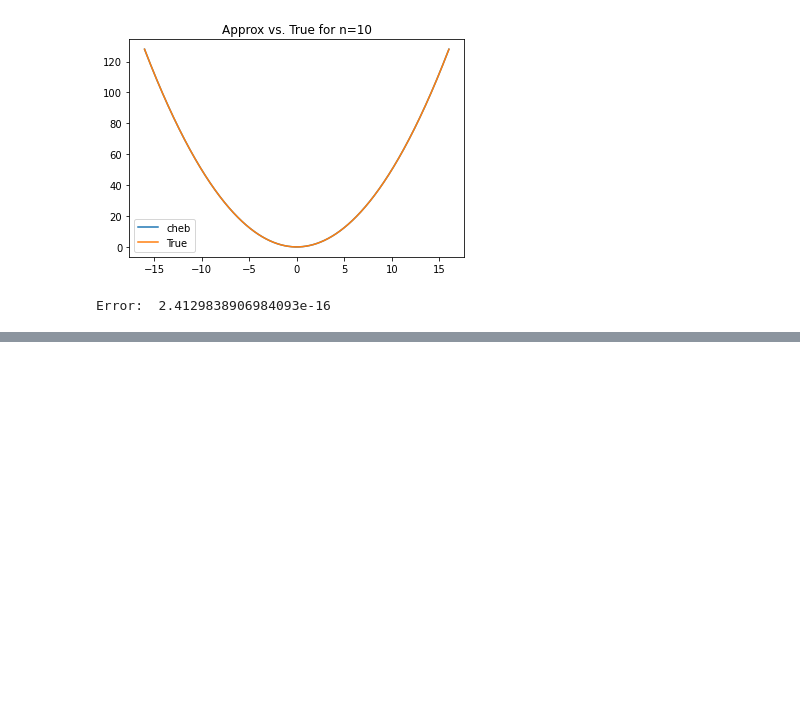
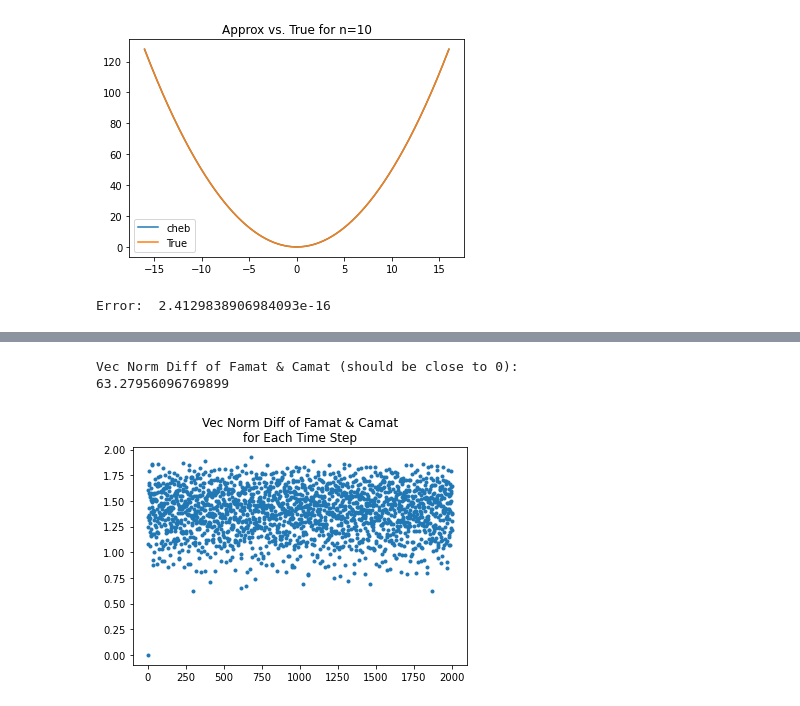
Before and after one commit to kbcollins/tdse, a Jupyter notebook: chebyshev/forward-tdse-cheb.ipynb, the cells around one changed output, grey strips where cells are left out. Saved outputs shown, nothing was run; the diff lists cells and outputs as text; code cells hidden in the pictures; blank space fills up the shorter version.

```diff
--- a/chebyshev/forward-tdse-cheb.ipynb
+++ b/chebyshev/forward-tdse-cheb.ipynb
@@ -368,0 +387,10 @@ print('Average Norm of Trajectory (should be close to 1):', psimatnormvec.sum()
+# %%
+print('Vec Norm Diff of Famat & Camat (should be close to 0):', nl.norm(Famat - Camat), sep='\n')
+
+plt.plot(nl.norm(Famat - Camat, axis=1), '.')
+plt.title('Vec Norm Diff of Famat & Camat\nfor Each Time Step')
+plt.show()
+# %% [output]
+Vec Norm Diff of Famat & Camat (should be close to 0):
+63.27956096769899
+[figure, added]
```
Also changed, not shown: parts of 5 cells of this notebook, 1 other file.
